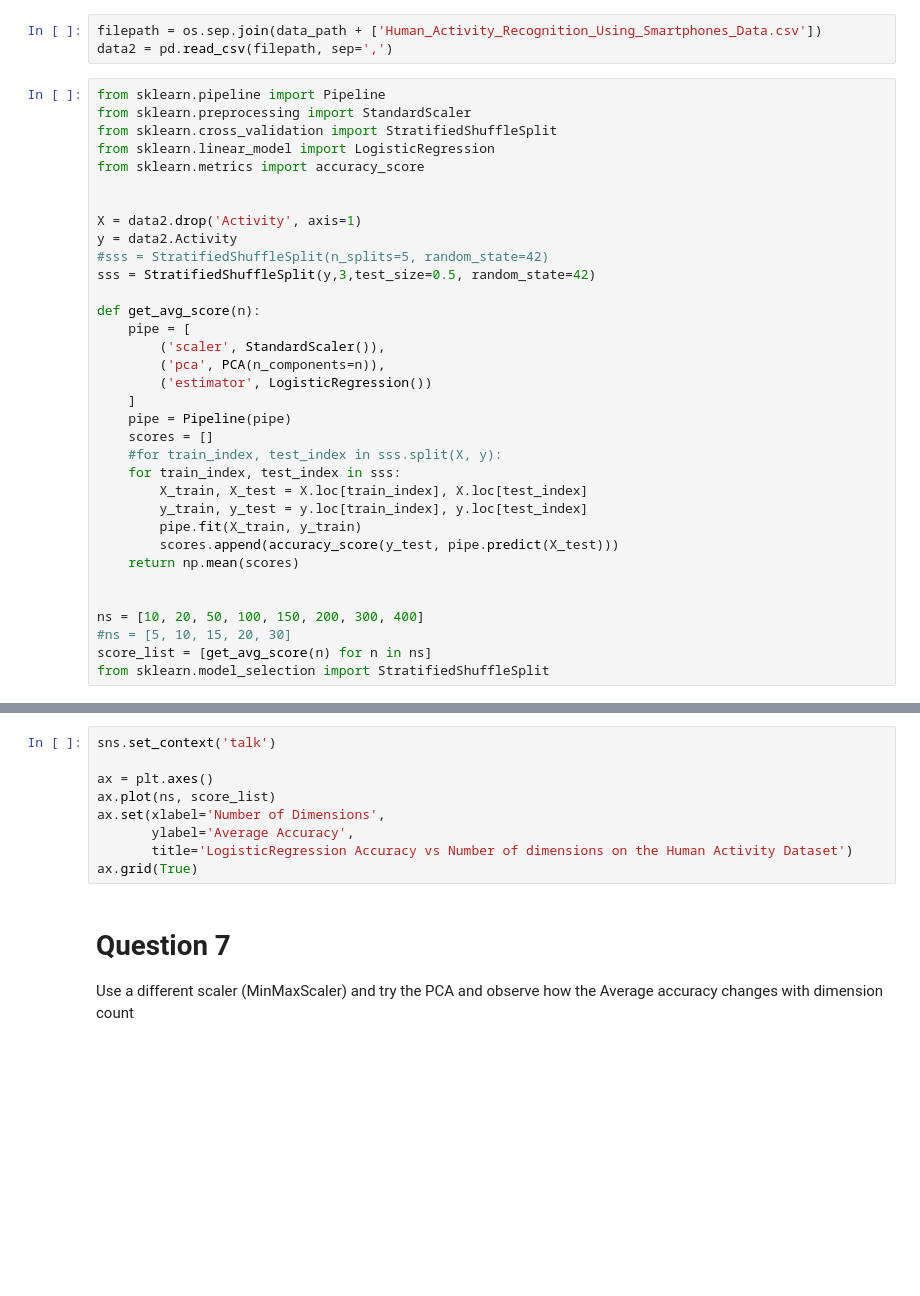
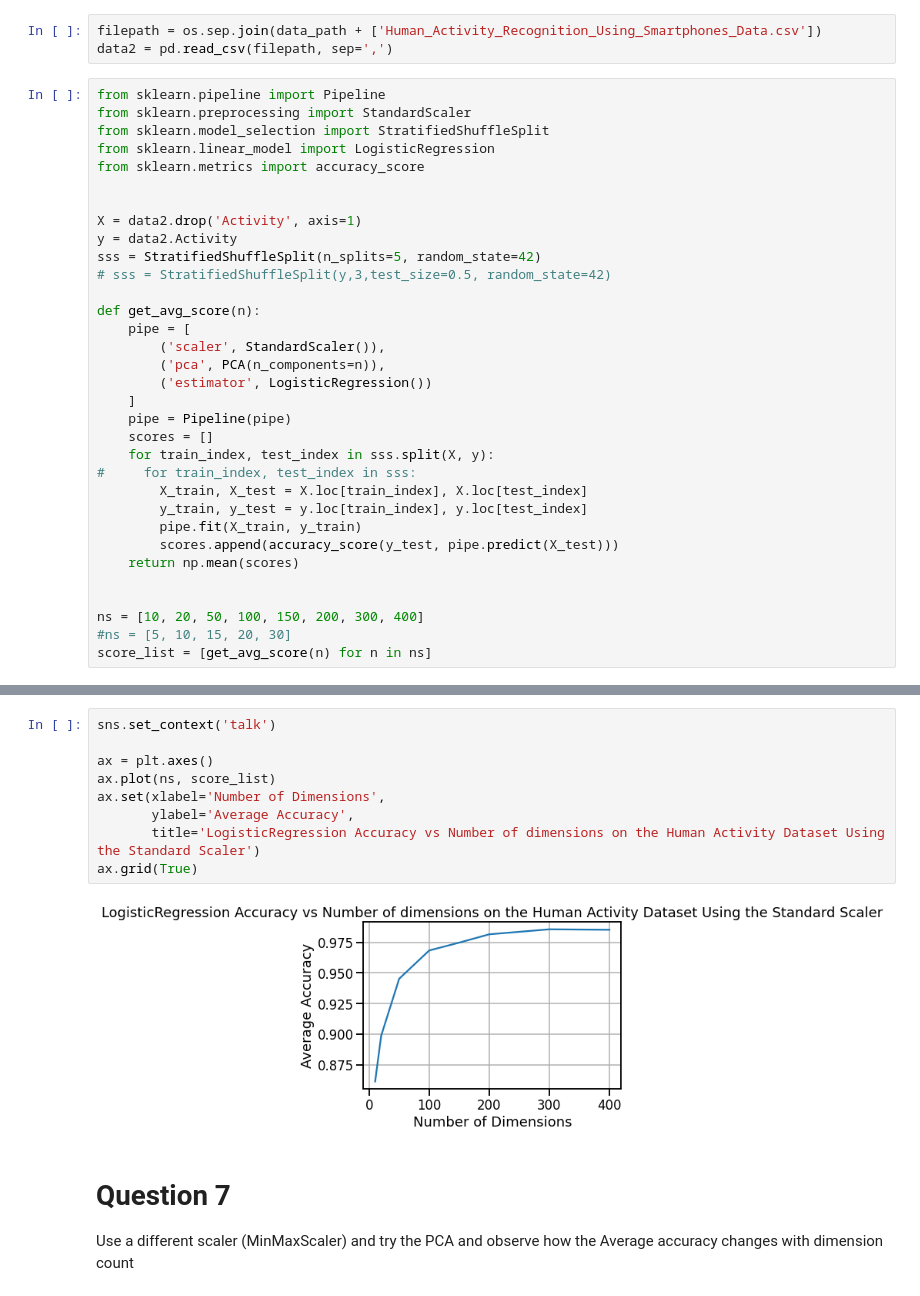
Before and after one commit to isaquefms/eng_comp_lab_ic, a Jupyter notebook: atv_8/Dimensionality_Reduction_Exercises.ipynb, the cells around one changed output, grey strips where cells are left out. Cells and saved outputs as stored; diff of their text form; blank space fills up the shorter version.

```diff
--- a/atv_8/Dimensionality_Reduction_Exercises.ipynb
+++ b/atv_8/Dimensionality_Reduction_Exercises.ipynb
@@ -266,15 +337,15 @@ data2 = pd.read_csv(filepath, sep=',')
 # %%
 from sklearn.pipeline import Pipeline
 from sklearn.preprocessing import StandardScaler
-from sklearn.cross_validation import StratifiedShuffleSplit
+from sklearn.model_selection import StratifiedShuffleSplit
 from sklearn.linear_model import LogisticRegression
 from sklearn.metrics import accuracy_score
 
 
 X = data2.drop('Activity', axis=1)
 y = data2.Activity
-#sss = StratifiedShuffleSplit(n_splits=5, random_state=42)
-sss = StratifiedShuffleSplit(y,3,test_size=0.5, random_state=42)
+sss = StratifiedShuffleSplit(n_splits=5, random_state=42)
+# sss = StratifiedShuffleSplit(y,3,test_size=0.5, random_state=42)
 
 def get_avg_score(n):
     pipe = [
@@ -284,8 +355,8 @@ def get_avg_score(n):
     ]
     pipe = Pipeline(pipe)
     scores = []
-    #for train_index, test_index in sss.split(X, y):
-    for train_index, test_index in sss:
+    for train_index, test_index in sss.split(X, y):
+#     for train_index, test_index in sss:
         X_train, X_test = X.loc[train_index], X.loc[test_index]
         y_train, y_test = y.loc[train_index], y.loc[test_index]
         pipe.fit(X_train, y_train)
@@ -296,4 +367,3 @@ def get_avg_score(n):
 ns = [10, 20, 50, 100, 150, 200, 300, 400]
 #ns = [5, 10, 15, 20, 30]
 score_list = [get_avg_score(n) for n in ns]
-from sklearn.model_selection import StratifiedShuffleSplit
@@ -300,12 +388,14 @@ from sklearn.model_selection import StratifiedShuffleSplit
 # %%
 sns.set_context('talk')
 
 ax = plt.axes()
 ax.plot(ns, score_list)
 ax.set(xlabel='Number of Dimensions',
        ylabel='Average Accuracy',
-       title='LogisticRegression Accuracy vs Number of dimensions on the Human Activity Dataset')
+       title='LogisticRegression Accuracy vs Number of dimensions on the Human Activity Dataset Using the Standard Scaler')
 ax.grid(True)
+# %% [output]
+[figure, added]
 # %% [markdown]
 # Question 7
 Use a different scaler (MinMaxScaler) and try the PCA and observe how the Average accuracy changes with dimension count
```
Also changed, not shown: parts of 32 cells of this notebook, 5 other files.
